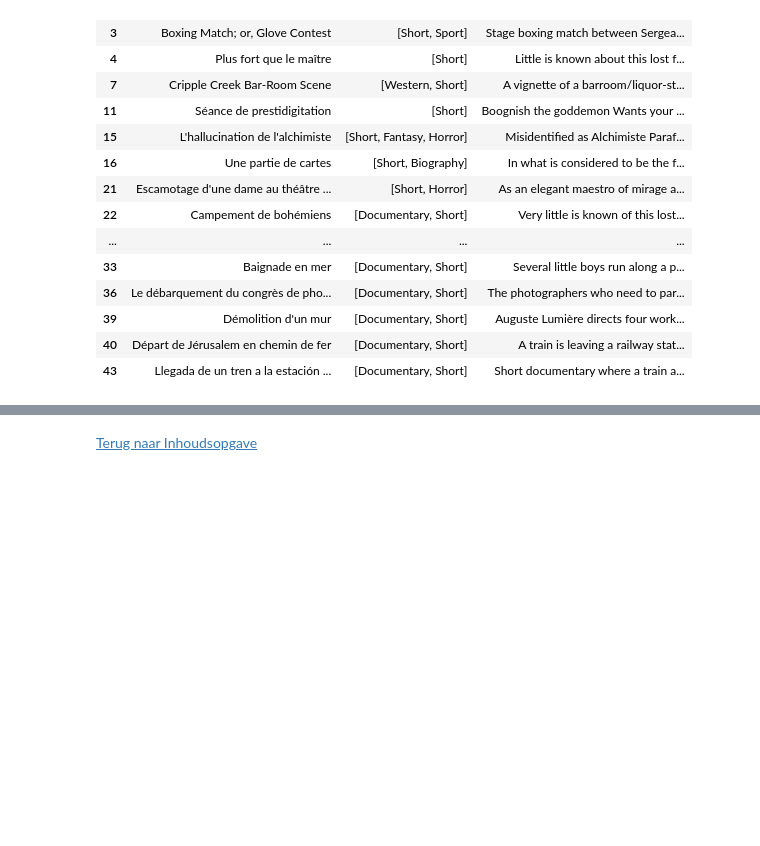
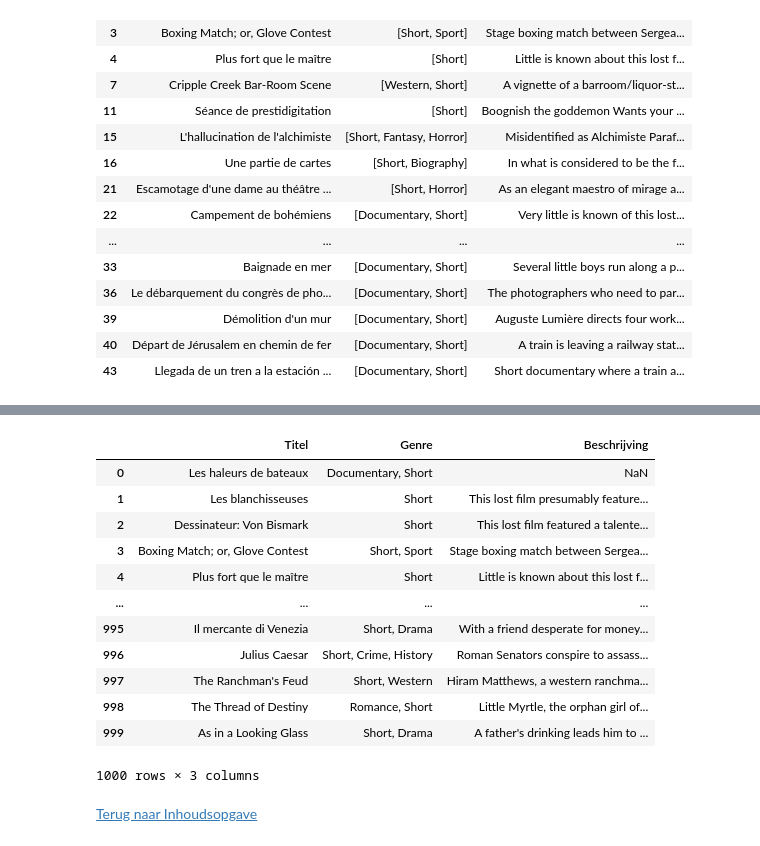
Before and after one commit to BJHeemskerk/Data3, a Jupyter notebook: CineClassify.ipynb, the cells around one changed output, grey strips where cells are left out. Drawn from its saved outputs; the diff is of its cells as text; code cells hidden in the pictures; blank space fills up the shorter version.

```diff
--- a/CineClassify.ipynb
+++ b/CineClassify.ipynb
@@ -622,3 +645,77 @@ display(df2)
+# %%
+import requests
+import pandas as pd
+import numpy as np
+
+url = "https://moviesdatabase.p.rapidapi.com/titles"
+
+headers = {
+    "X-RapidAPI-Key": "862efd2e3dmsh364685e1c50acb8p153999jsnd3c8b4543ef9",
+    "X-RapidAPI-Host": "moviesdatabase.p.rapidapi.com"
+}
+
+resultaten = []
+
+# Itereer over de paginanummers
+for page_number in range(1, 21):
+
+    querystring = {
+        "page": str(page_number),
+        "info": "base_info",
+        "limit": "50"
+    }
+
+    response = requests.get(url, headers=headers, params=querystring)
+
+    # Check if the request was successful (status code 200)
+    if response.status_code == 200:
+        # Itereer over elk resultaat in de 'results' lijst van de JSON-respons
+        json_response = response.json()
+        if 'results' in json_response:
+            for resultaat in json_response['results']:
+                # Haal de benodigde velden op
+                titel = resultaat['titleText']['text'] if 'titleText' in resultaat else np.nan
+
+                # Check if 'genres' is present and not None
+                if 'genres' in resultaat and resultaat['genres']:
+                    # Use ', '.join() to convert the list of genres into a comma-separated string
+                    genres = ', '.join([genre['text'] for genre in resultaat['genres']['genres']])
+                else:
+                    genres = np.nan
+
+                plot = resultaat['plot']['plotText']['plainText'] if 'plot' in resultaat and resultaat['plot'] and 'plotText' in resultaat['plot'] else np.nan
+
+                # Voeg de resultaten toe aan de lijst
+                resultaten.append({
+                    'Titel': titel,
+                    'Genre': genres,
+                    'Beschrijving': plot
+                })
+        else:
+            print(f"Error: 'results' not found in JSON response for page {page_number}")
+
+    else:
+        print(f"Error: Request failed with status code {response.status_code}")
+
+# Creëer DataFrame
+api = pd.DataFrame(resultaten)
+
+# Toon de DataFrame
+display(api)
+# %% [output]
+|  | Titel | Genre | Beschrijving |
+| 0 | Les haleurs de bateaux | Documentary, Short | NaN |
+| 1 | Les blanchisseuses | Short | This lost film presumably feature... |
+| 2 | Dessinateur: Von Bismark | Short | This lost film featured a talente... |
+| 3 | Boxing Match; or, Glove Contest | Short, Sport | Stage boxing match between Sergea... |
+| 4 | Plus fort que le maître | Short | Little is known about this lost f... |
+| ... | ... | ... | ... |
+| 995 | Il mercante di Venezia | Short, Drama | With a friend desperate for money... |
+| 996 | Julius Caesar | Short, Crime, History | Roman Senators conspire to assass... |
+| 997 | The Ranchman's Feud | Short, Western | Hiram Matthews, a western ranchma... |
+| 998 | The Thread of Destiny | Romance, Short | Little Myrtle, the orphan girl of... |
+| 999 | As in a Looking Glass | Short, Drama | A father's drinking leads him to ... |
+1000 rows × 3 columns
 # %% [markdown]
 [Terug naar Inhoudsopgave](#begin)
 # %% [markdown]
```
Also changed, not shown: parts of 46 cells of this notebook.
